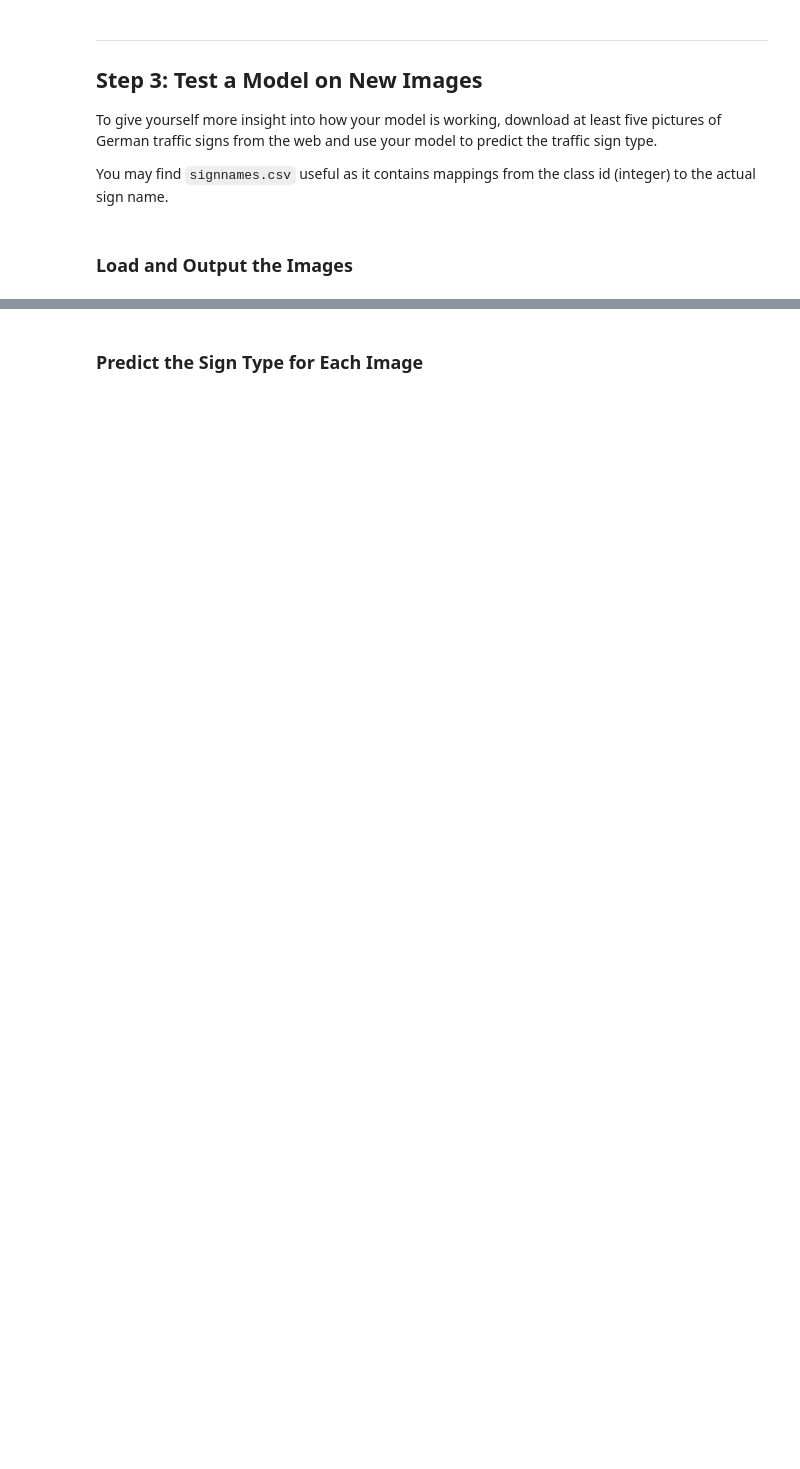
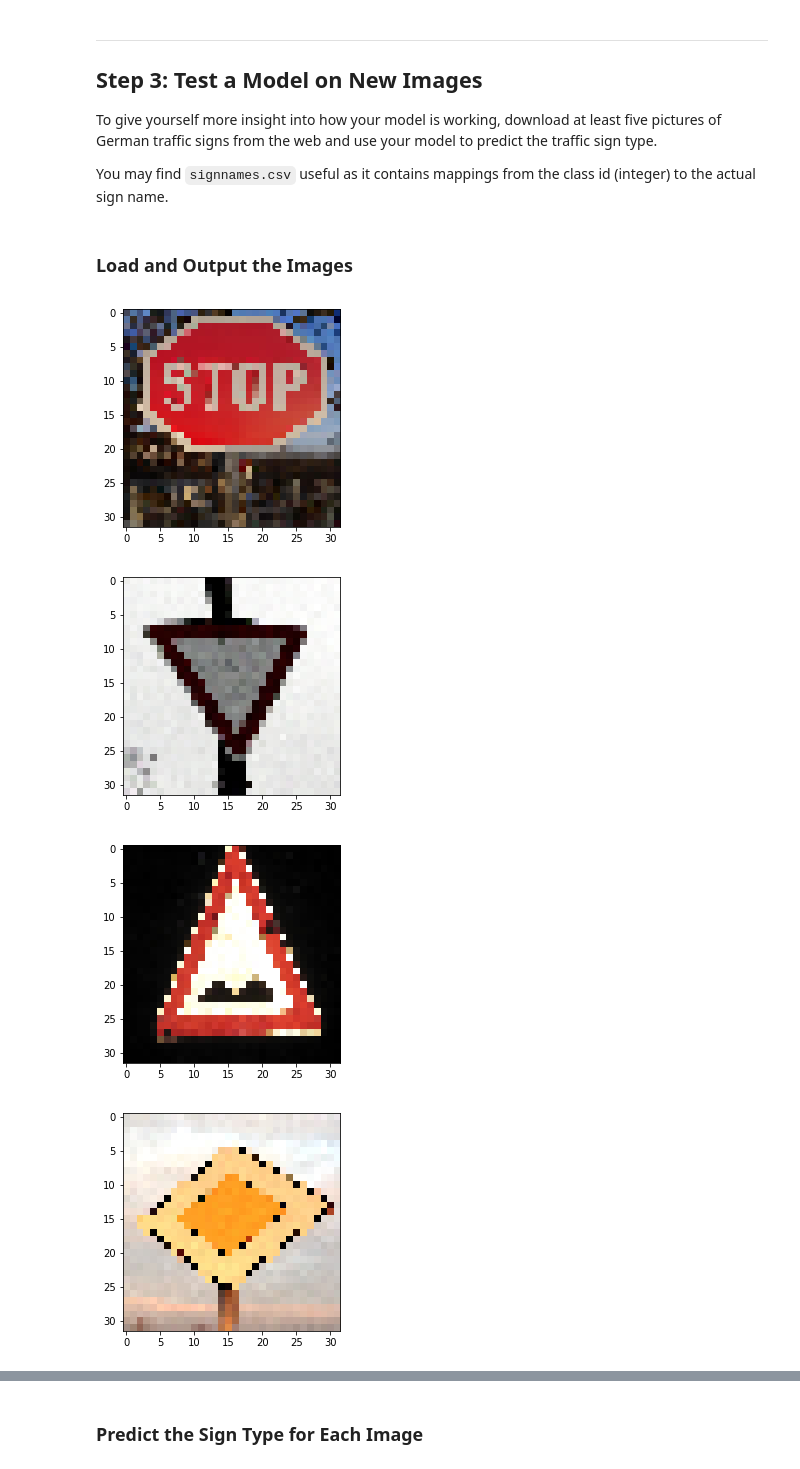
Before and after one commit to odats/CarND-Traffic-Sign-Classifier-Project, a Jupyter notebook: Traffic_Sign_Classifier.ipynb, the cells around one changed output, grey strips where cells are left out. Cells and saved outputs as stored; diff of their text form; code cells hidden in the pictures; blank space fills up the shorter version.

```diff
--- a/Traffic_Sign_Classifier.ipynb
+++ b/Traffic_Sign_Classifier.ipynb
@@ -357,0 +355,34 @@ You may find `signnames.csv` useful as it contains mappings from the class id (i
+# %%
+### Load the images and plot them here.
+### Feel free to use as many code cells as needed.
+
+import matplotlib.pyplot as plt
+from PIL import Image
+
+sign1 = np.asarray(Image.open('test/sign1.jpg').resize((32, 32)))
+sign2 = np.asarray(Image.open('test/sign2.jpg').resize((32, 32)))
+sign3 = np.asarray(Image.open('test/sign3.jpg').resize((32, 32)))
+sign4 = np.asarray(Image.open('test/sign4.jpg').resize((32, 32)))
+sign5 = np.asarray(Image.open('test/sign5.jpg').resize((32, 32)))
+
+plt.imshow(sign1)
+plt.show()
+plt.imshow(sign2)
+plt.show()
+plt.imshow(sign3)
+plt.show()
+plt.imshow(sign4)
+plt.show()
+plt.imshow(sign5)
+plt.show()
+
+sign1 = normalizeImg(sign1)
+sign2 = normalizeImg(sign2)
+sign3 = normalizeImg(sign3)
+sign4 = normalizeImg(sign4)
+sign5 = normalizeImg(sign5)
+# %% [output]
+[figure, added]
+[figure, added]
+[figure, added]
+[figure, added]
```
Also changed, not shown: parts of 7 cells of this notebook, 8 other files.
